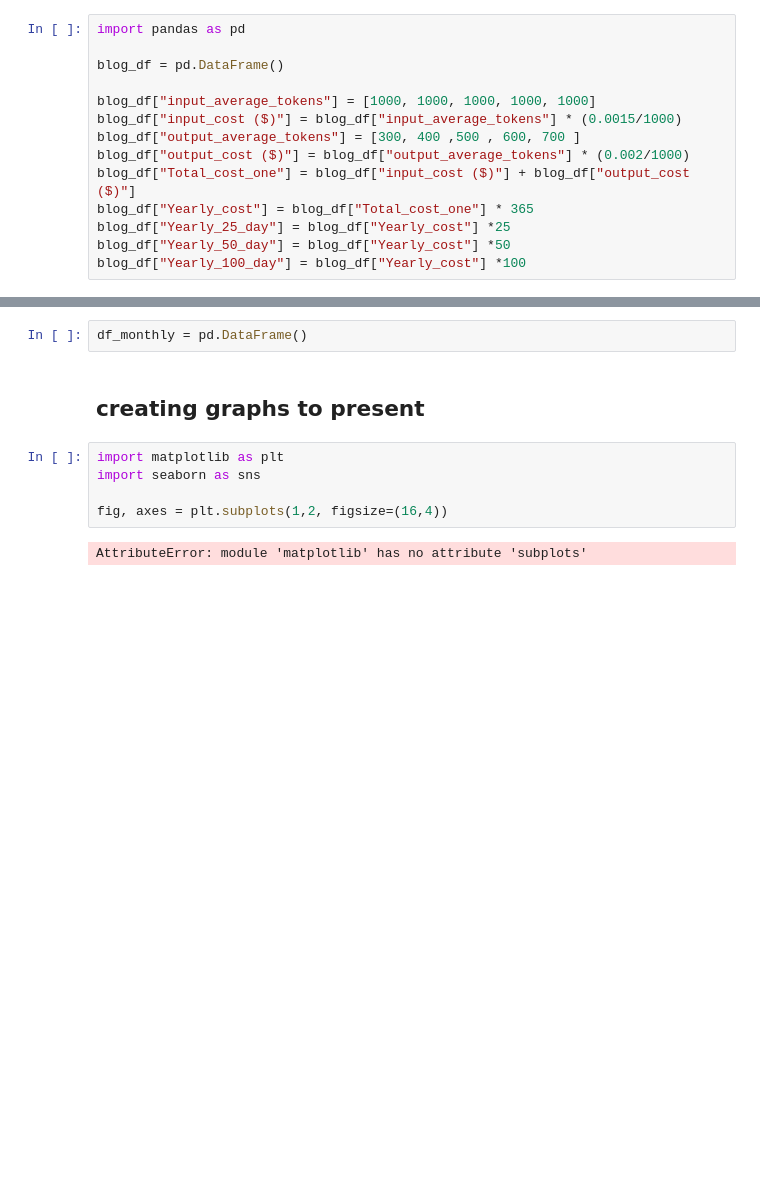
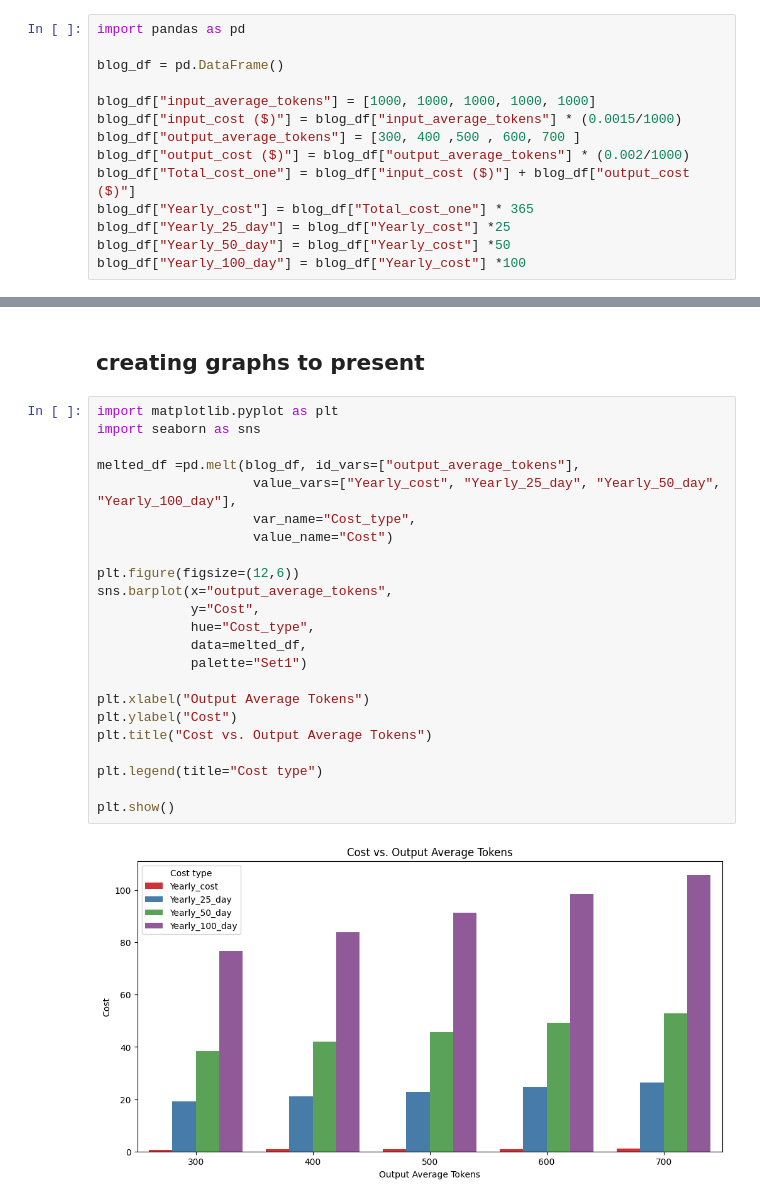
Before and after one commit to OlofHarrysson/iths-data-engineering-group-yolo, a Jupyter notebook: research/research_data.ipynb, the cells around one changed output, grey strips where cells are left out. Drawn from its saved outputs; the diff is of its cells as text; blank space fills up the shorter version.

Commit message:
fixing graph to presentation

```diff
--- a/research/research_data.ipynb
+++ b/research/research_data.ipynb
@@ -93,15 +93,31 @@ blog_df
 | 2 | 1000 | 0.0015 | 500 | 0.0010 | 0.0025 | ... |
 | 3 | 1000 | 0.0015 | 600 | 0.0012 | 0.0027 | ... |
 | 4 | 1000 | 0.0015 | 700 | 0.0014 | 0.0029 | ... |
-# %%
-df_monthly = pd.DataFrame()
 # %% [markdown]
 
 ## creating graphs to present
-# %%
-import matplotlib as plt
-import seaborn as sns
-
-fig, axes = plt.subplots(1,2, figsize=(16,4))
-# %% [output]
-AttributeError: module 'matplotlib' has no attribute 'subplots'
+# %%
+import matplotlib.pyplot as plt
+import seaborn as sns
+
+melted_df =pd.melt(blog_df, id_vars=["output_average_tokens"],
+                    value_vars=["Yearly_cost", "Yearly_25_day", "Yearly_50_day", "Yearly_100_day"],
+                    var_name="Cost_type",
+                    value_name="Cost")
+
+plt.figure(figsize=(12,6))
+sns.barplot(x="output_average_tokens",
+            y="Cost",
+            hue="Cost_type",
+            data=melted_df,
+            palette="Set1")
+
+plt.xlabel("Output Average Tokens")
+plt.ylabel("Cost")
+plt.title("Cost vs. Output Average Tokens")
+
+plt.legend(title="Cost type")
+
+plt.show()
+# %% [output]
+[figure, added]
```
Also changed, not shown: parts of 1 cell of this notebook.
